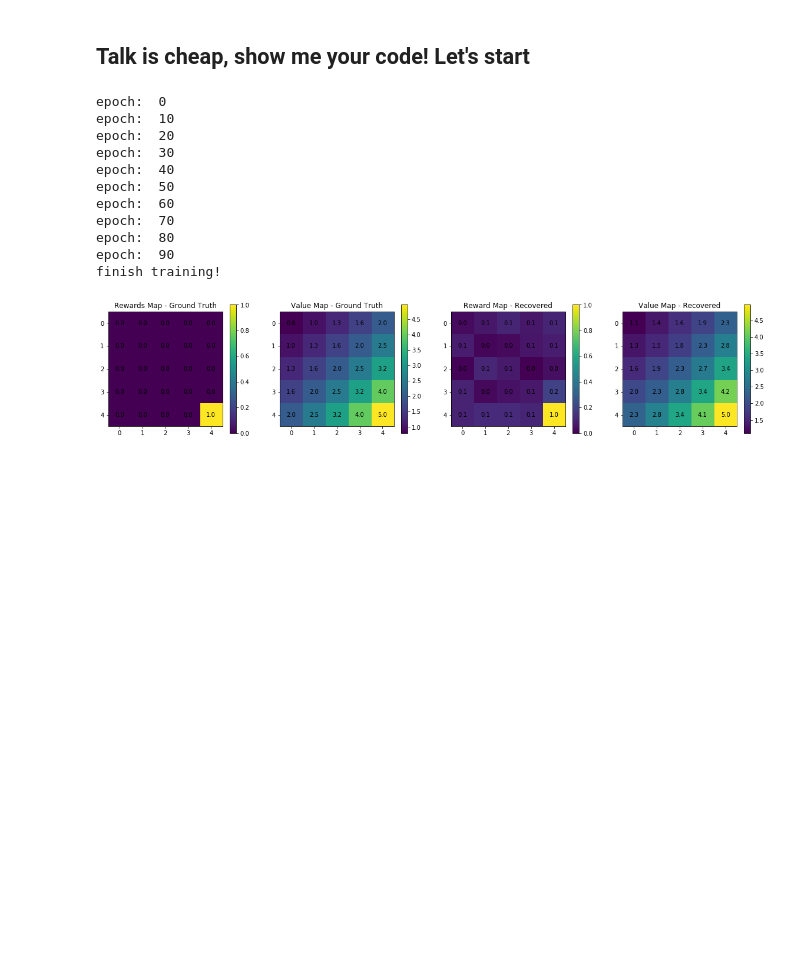
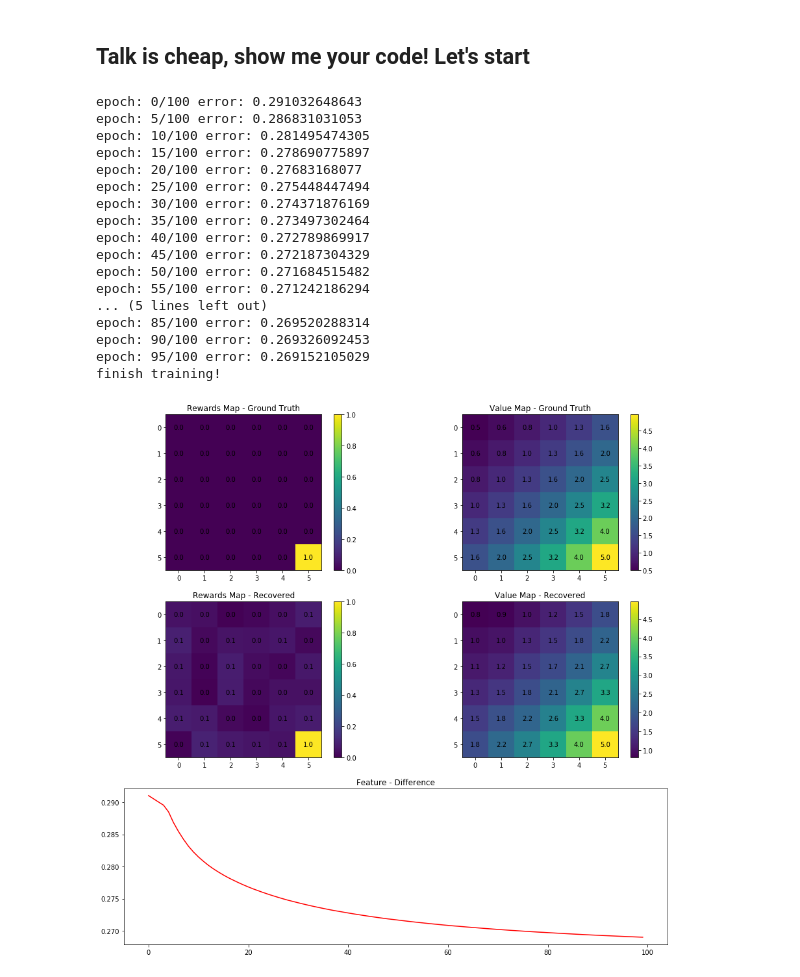
Before and after one commit to liuguoping/Reinforcement-Learning-Notebooks, a Jupyter notebook: Inverse_Reinforcement_Learning/MaxEntIRL/Maximum Entropy Inverse Reinforcement Learning.ipynb, the cells around one changed output. Saved outputs shown, nothing was run; the diff lists cells and outputs as text; code cells hidden in the pictures; blank space fills up the shorter version.

```diff
--- a/Inverse_Reinforcement_Learning/MaxEntIRL/Maximum Entropy Inverse Reinforcement Learning.ipynb
+++ b/Inverse_Reinforcement_Learning/MaxEntIRL/Maximum Entropy Inverse Reinforcement Learning.ipynb
@@ -376,11 +377,10 @@ def max_ent_irl(features, discount, transitions, trajectories, epochs=20, learni
 	# init the reward parameters
 	theta = np.random.uniform(size=(features.shape[1],))
 
+	feature_difference = []
+
 	# start training!
 	for epoch in range(epochs):
-		if epoch % 10 == 0:
-			print "epoch: ", epoch
-
 		# compute reward function
 		rewards = np.dot(features, theta)
 
@@ -393,13 +393,17 @@ def max_ent_irl(features, discount, transitions, trajectories, epochs=20, learni
 		# compute gradient given the current optimal policy
 		gradient = feature_expectation - features.T.dot(svf)
 
-
 		# update theta
 		theta += learning_rate * gradient
+
+		feature_difference.append(1.0/features.shape[1] * np.sqrt((gradient ** 2).sum()))
+
+		if epoch % 5 == 0:
+			print "epoch: {0}/{1} error: {2}".format(epoch, epochs, 1.0/features.shape[1] * np.sqrt((gradient**2).sum()))
 
 	print "finish training!"
 
 	rewards = np.dot(features, theta)
 
-	return normalize(rewards)
+	return normalize(rewards), feature_difference
 # %%
@@ -412,54 +441,65 @@ def heatmap2d(hm_mat, title='',fig_num=1, text=True):
 			for x in range(hm_mat.shape[1]):
 				plt.text(x, y, '%.1f' % hm_mat[y, x], horizontalalignment='center', verticalalignment='center',)
 # %%
-grid_size = 5
+grid_size = 6
 traj_length = 3 * grid_size
 traj_counts = 100
 
 discount = 0.8
 
 epochs = 100
 learning_rate = 0.01
 
 gw = GridWorld(grid_size, discount)
 
 transition_probability = gw.transition_probability
 
 reward_ground_truth = gw.reward_ground_truth()
 
 values_ground_truth, _ = value_iteration(transition_probability, reward_ground_truth, discount, error=0.01, deterministic=True)
 
 demonstrated_trajectories = gw.generate_trajectories(traj_counts, traj_length, gw.optimal_policy, random_start=True)
 
 features = gw.state_features()
 
-reward_learned = max_ent_irl(
+reward_learned, feature_difference = max_ent_irl(
     features, discount, transition_probability, demonstrated_trajectories, epochs, learning_rate
 )
 
 values_learned, _ = value_iteration(transition_probability, reward_learned, discount, error=0.01, deterministic=True)
 
-plt.figure(figsize=(20, 4))
-plt.subplot(1, 4, 1)
+plt.figure(figsize=(15, 15))
+plt.subplot(3, 2, 1)
 heatmap2d(np.reshape(reward_ground_truth, (grid_size, grid_size), order='F'), 'Rewards Map - Ground Truth')
 
-plt.subplot(1, 4, 2)
+plt.subplot(3, 2, 2)
 heatmap2d(np.reshape(values_ground_truth, (grid_size, grid_size), order='F'), 'Value Map - Ground Truth')
-plt.subplot(1, 4, 3)
-heatmap2d(np.reshape(reward_learned, (grid_size, grid_size), order='F'), 'Reward Map - Recovered')
-plt.subplot(1, 4, 4)
+plt.subplot(3, 2, 3)
+heatmap2d(np.reshape(reward_learned, (grid_size, grid_size), order='F'), 'Rewards Map - Recovered')
+plt.subplot(3, 2, 4)
 heatmap2d(np.reshape(values_learned, (grid_size, grid_size), order='F'), 'Value Map - Recovered')
+
+plt.subplot(3, 1, 3)
+plt.plot(feature_difference, 'r-')
+plt.title("Feature - Difference")
+
 plt.show()
 # %% [output]
-epoch:  0
-epoch:  10
-epoch:  20
-epoch:  30
-epoch:  40
-epoch:  50
-epoch:  60
-epoch:  70
-epoch:  80
-epoch:  90
+epoch: 0/100 error: 0.291032648643
+epoch: 5/100 error: 0.286831031053
+epoch: 10/100 error: 0.281495474305
+epoch: 15/100 error: 0.278690775897
+epoch: 20/100 error: 0.27683168077
+epoch: 25/100 error: 0.275448447494
+epoch: 30/100 error: 0.274371876169
+epoch: 35/100 error: 0.273497302464
+epoch: 40/100 error: 0.272789869917
+epoch: 45/100 error: 0.272187304329
+epoch: 50/100 error: 0.271684515482
+epoch: 55/100 error: 0.271242186294
+... (5 lines left out)
+epoch: 85/100 error: 0.269520288314
+epoch: 90/100 error: 0.269326092453
+epoch: 95/100 error: 0.269152105029
 finish training!
-[figure, old version]
+[figure, new version]
```
Also changed, not shown: parts of 3 cells of this notebook, 1 other file.
